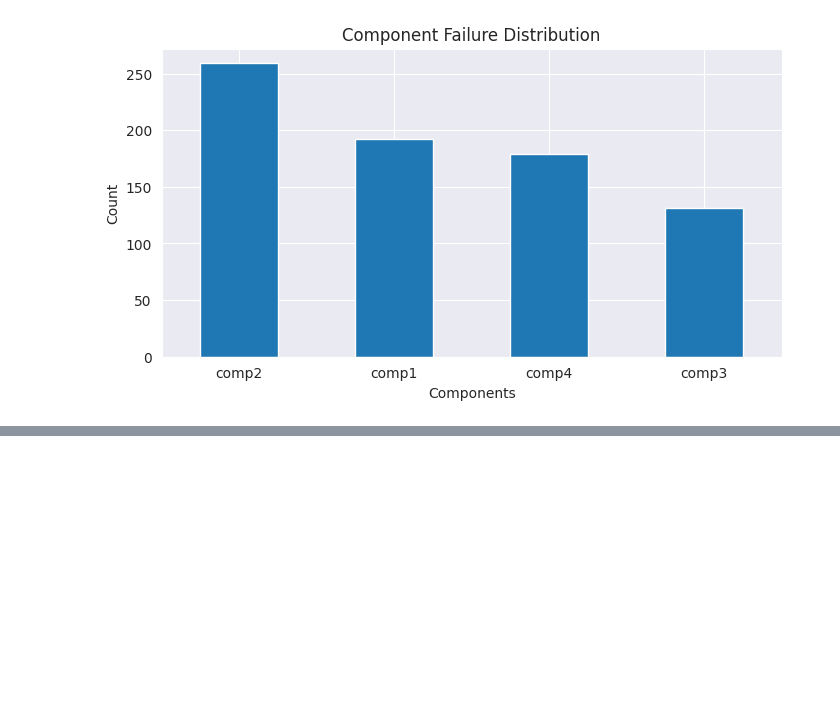
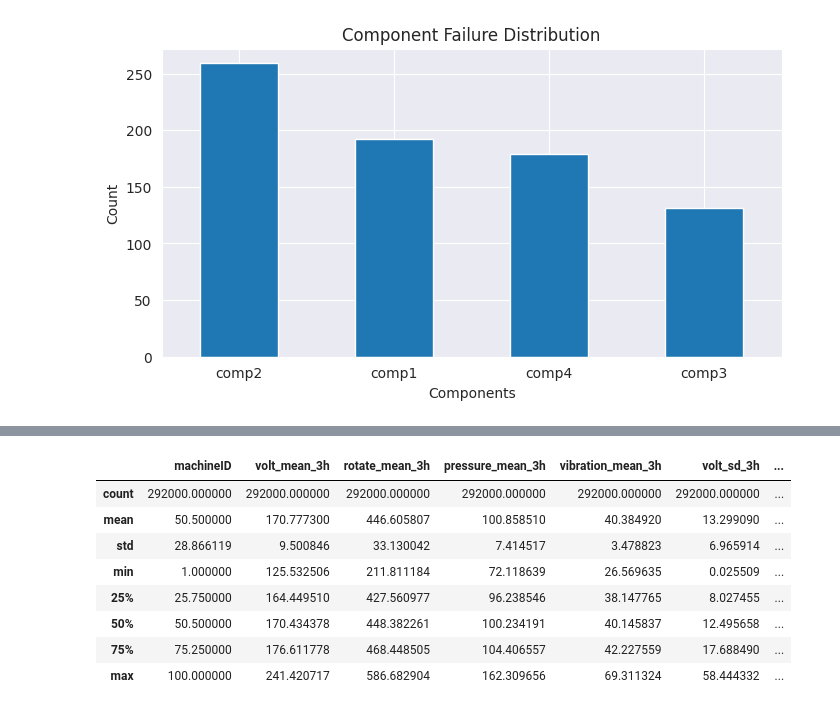
Before and after one commit to yunyun3599/MLStudy, a Jupyter notebook: Data_Anaylsis_And_Machine_Learning/09_predictive_maintenance/predictive_maintenance.ipynb, the cells around one changed output, grey strips where cells are left out. Cells and saved outputs as stored; diff of their text form; code cells hidden in the pictures; blank space fills up the shorter version.

```diff
--- a/Data_Anaylsis_And_Machine_Learning/09_predictive_maintenance/predictive_maintenance.ipynb
+++ b/Data_Anaylsis_And_Machine_Learning/09_predictive_maintenance/predictive_maintenance.ipynb
@@ -469,0 +541,5 @@ plt.show()
+# %%
+telemetry_mean_3h = pd.concat(temp, axis=1)
+telemetry_mean_3h.columns = [i + "_mean_3h" for i in fields]
+telemetry_mean_3h.reset_index(inplace=True)
+telemetry_mean_3h.head()
@@ -469,0 +553,11 @@ plt.show()
+# %%
+# 머신별로 각 시간 범위마다의 표준편차 값을 구하기 (temp[0]은 voltage에 대한 값)
+temp = [
+    pd.pivot_table(
+        telemetry,
+        index="datetime",
+        columns="machineID",
+        values=col).resample("3H", closed="left", label="right").std().unstack()
+    for col in fields
+]
+temp[0].head()
@@ -469,0 +572,5 @@ plt.show()
+# %%
+telemetry_sd_3h = pd.concat(temp, axis=1)
+telemetry_sd_3h.columns = [i + "_sd_3h" for i in fields]
+telemetry_sd_3h.reset_index(inplace=True)
+telemetry_sd_3h.head()
@@ -469,0 +584,5 @@ plt.show()
+# %%
+telemetry_feat = pd.concat([
+    telemetry_mean_3h,
+    telemetry_sd_3h.iloc[:, 2:6]], axis=1).dropna()
+telemetry_feat.head()
@@ -469,0 +596,12 @@ plt.show()
+# %%
+telemetry_feat.describe()
+# %% [output]
+|  | machineID | volt_mean_3h | rotate_mean_3h | pressure_mean_3h | vibration_mean_3h | volt_sd_3h | ... |
+| count | 292000.000000 | 292000.000000 | 292000.000000 | 292000.000000 | 292000.000000 | 292000.000000 | ... |
+| mean | 50.500000 | 170.777300 | 446.605807 | 100.858510 | 40.384920 | 13.299090 | ... |
+| std | 28.866119 | 9.500846 | 33.130042 | 7.414517 | 3.478823 | 6.965914 | ... |
+| min | 1.000000 | 125.532506 | 211.811184 | 72.118639 | 26.569635 | 0.025509 | ... |
+| 25% | 25.750000 | 164.449510 | 427.560977 | 96.238546 | 38.147765 | 8.027455 | ... |
+| 50% | 50.500000 | 170.434378 | 448.382261 | 100.234191 | 40.145837 | 12.495658 | ... |
+| 75% | 75.250000 | 176.611778 | 468.448505 | 104.406557 | 42.227559 | 17.688490 | ... |
+| max | 100.000000 | 241.420717 | 586.682904 | 162.309656 | 69.311324 | 58.444332 | ... |
```
Also changed, not shown: parts of 13 cells of this notebook.
